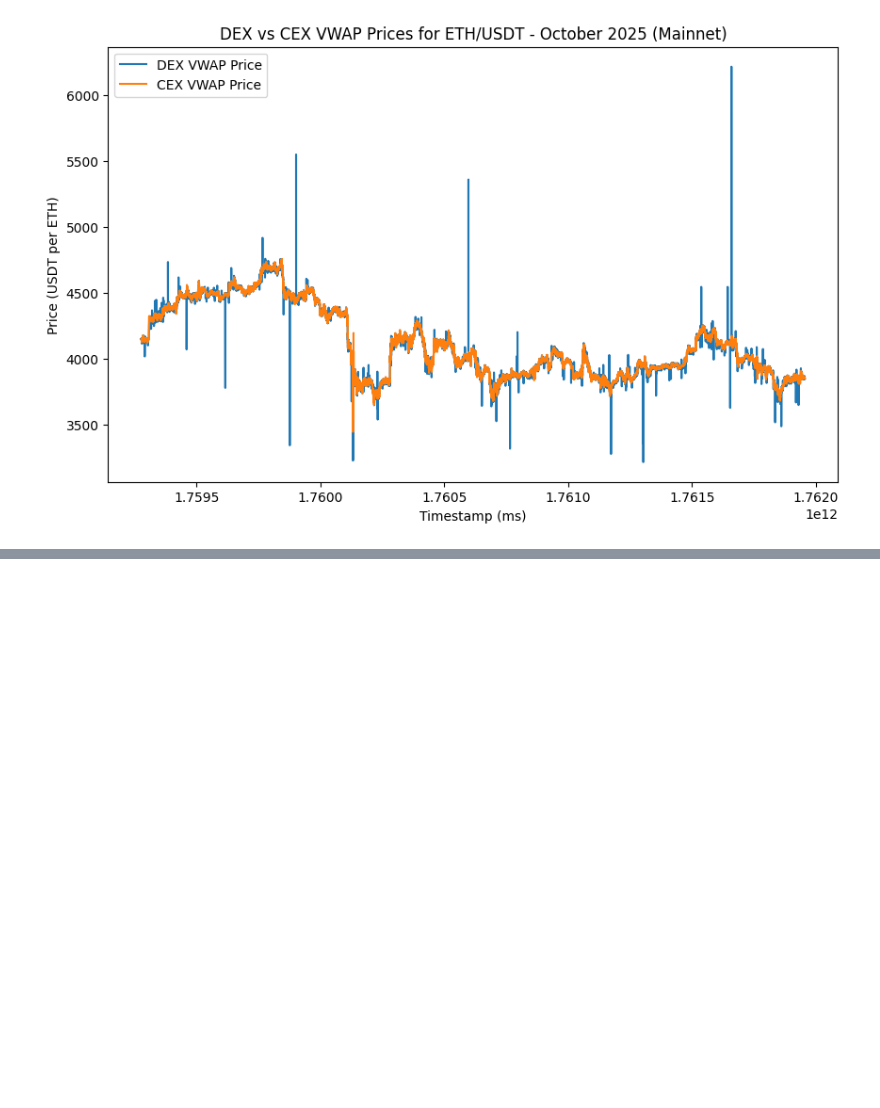
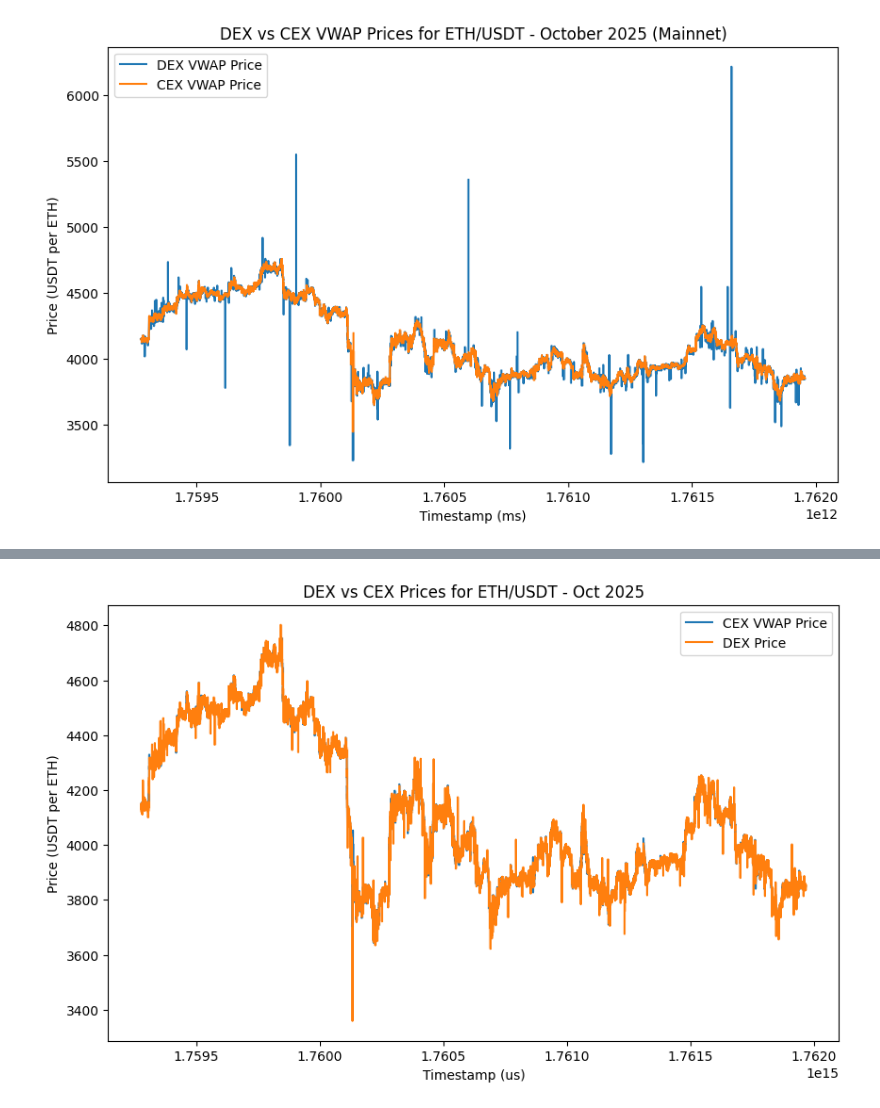
Before and after one commit to 50und/blockchain_final_project_2025, a Jupyter notebook: final_project.ipynb, the cells around one changed output, grey strips where cells are left out. Drawn from its saved outputs; the diff is of its cells as text; code cells hidden in the pictures; blank space fills up the shorter version.

Commit message:
updated for creating merged clean hf data

```diff
--- a/final_project.ipynb
+++ b/final_project.ipynb
@@ -2498,0 +2786,2 @@ plt.show()
+# %%
+merged = merge_union_ffill(out, df_eth, tolerance_us=2_000_000)
@@ -2498,0 +2822,4 @@ plt.show()
+# %%
+final = merged.drop_nulls().select(['ts_us', 'vwap_price', 'price_usdt_per_eth', 'total_quantity', 'eth_amount'])
+# %%
+final_pd = final.to_pandas()
@@ -2498,0 +2841,7 @@ plt.show()
+# %%
+def remove_wicks_cex_relative(df, dex_col="price_usdt_per_eth", cex_col="vwap_price", threshold=0.05):
+    ratio = df[dex_col] / df[cex_col]
+    mask = (ratio > 1 - threshold) & (ratio < 1 + threshold)
+    return df[mask]
+
+final_df_clean = remove_wicks_cex_relative(final_pd, threshold = 0.05)
@@ -2498,0 +2864,11 @@ plt.show()
+# %%
+plt.figure(figsize = (10, 6))
+plt.plot(final_df_clean['ts_us'], final_df_clean['vwap_price'], label = 'CEX VWAP Price')
+plt.plot(final_df_clean['ts_us'], final_df_clean['price_usdt_per_eth'], label = 'DEX Price')
+plt.xlabel('Timestamp (us)')
+plt.ylabel('Price (USDT per ETH)')
+plt.title('DEX vs CEX Prices for ETH/USDT - Oct 2025')
+plt.legend()
+plt.show()
+# %% [output]
+[figure, added]
```
Also changed, not shown: parts of 26 cells of this notebook.
